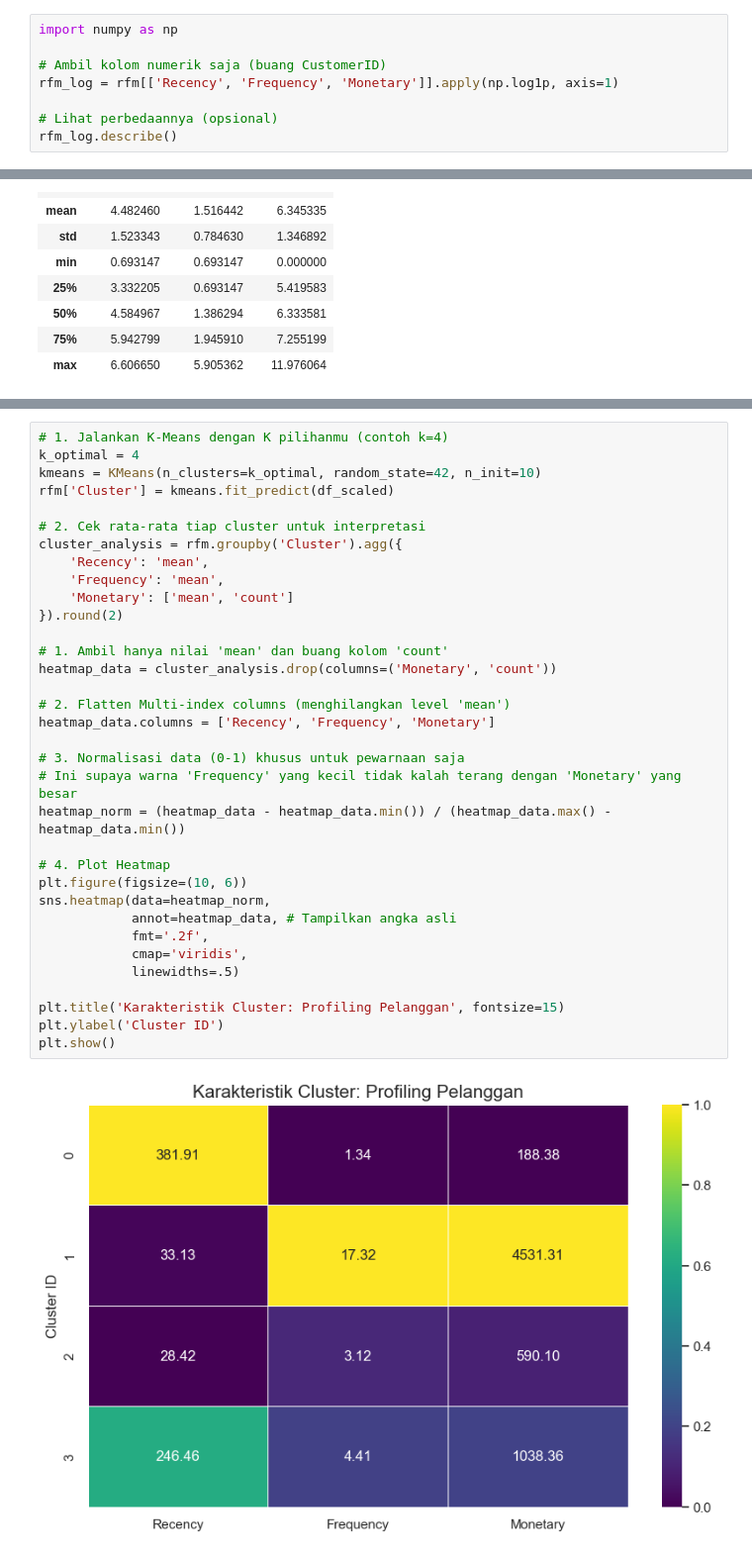
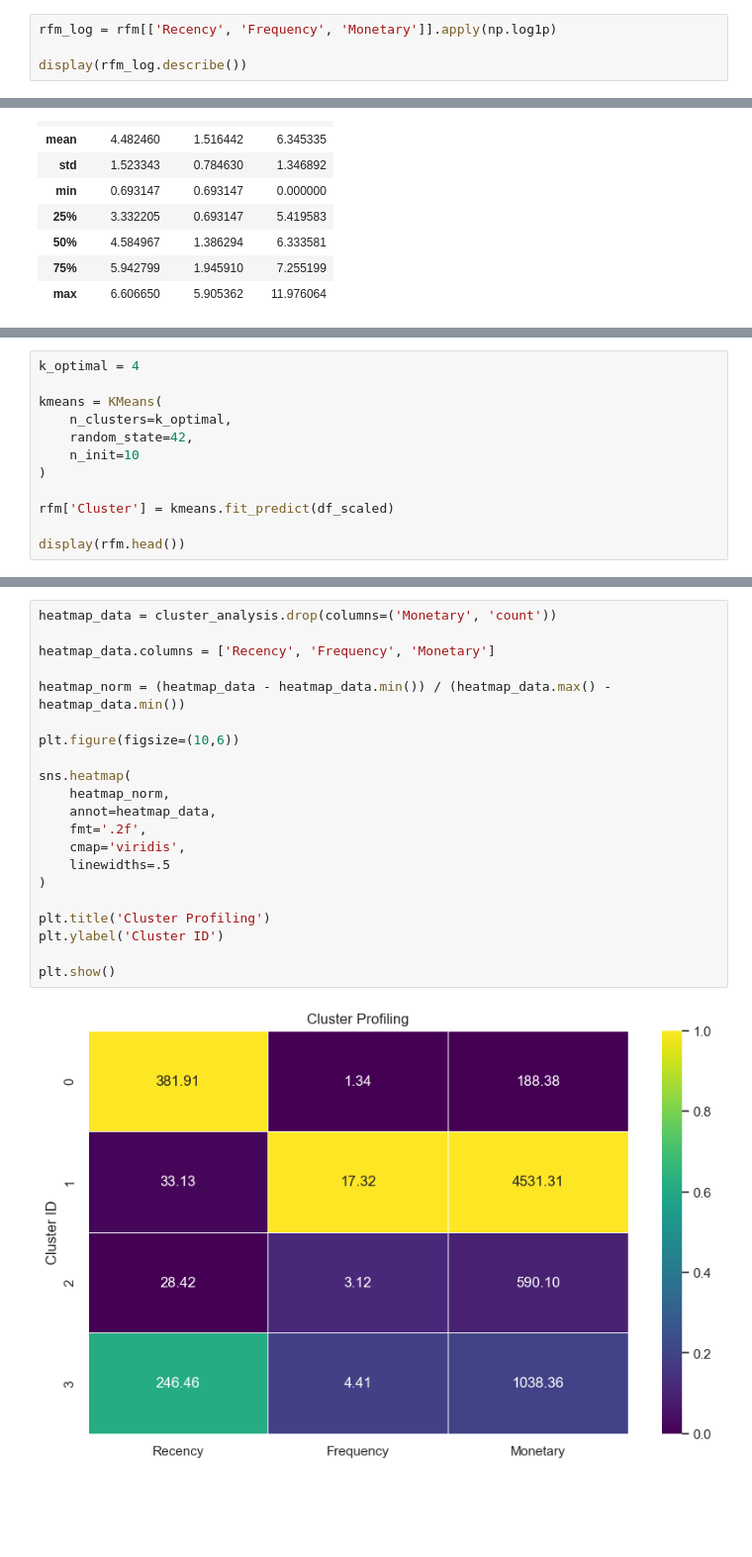
Before and after one commit to hansdarmawann/or2mrfm-1, a Jupyter notebook: notebooks/code.ipynb, the cells around one changed output, grey strips where cells are left out. Shown at 99% size. Cells and saved outputs as stored; diff of their text form; blank space fills up the shorter version.

```diff
--- a/notebooks/code.ipynb
+++ b/notebooks/code.ipynb
@@ -100,11 +115,7 @@ rfm.columns = ['CustomerID', 'Recency', 'Frequency', 'Monetary']
 # %%
-import numpy as np
+rfm_log = rfm[['Recency', 'Frequency', 'Monetary']].apply(np.log1p)
 
-# Ambil kolom numerik saja (buang CustomerID)
-rfm_log = rfm[['Recency', 'Frequency', 'Monetary']].apply(np.log1p, axis=1)
-
-# Lihat perbedaannya (opsional)
-rfm_log.describe()
+display(rfm_log.describe())
 # %% [output]
 |  | Recency | Frequency | Monetary |
 | count | 5654.000000 | 5654.000000 | 5654.000000 |
@@ -210,3 +211,15 @@ k=4, silhouette=0.357
 k=5, silhouette=0.324
 k=6, silhouette=0.298
 k=7, silhouette=0.305
+# %%
+k_optimal = 4
+
+kmeans = KMeans(
+    n_clusters=k_optimal,
+    random_state=42,
+    n_init=10
+)
+
+rfm['Cluster'] = kmeans.fit_predict(df_scaled)
+
+display(rfm.head())
@@ -213,37 +249,24 @@ k=7, silhouette=0.305
 # %%
-# 1. Jalankan K-Means dengan K pilihanmu (contoh k=4)
-k_optimal = 4
-kmeans = KMeans(n_clusters=k_optimal, random_state=42, n_init=10)
-rfm['Cluster'] = kmeans.fit_predict(df_scaled)
-
-# 2. Cek rata-rata tiap cluster untuk interpretasi
-cluster_analysis = rfm.groupby('Cluster').agg({
-    'Recency': 'mean',
-    'Frequency': 'mean',
-    'Monetary': ['mean', 'count']
-}).round(2)
-
-# 1. Ambil hanya nilai 'mean' dan buang kolom 'count'
 heatmap_data = cluster_analysis.drop(columns=('Monetary', 'count'))
 
-# 2. Flatten Multi-index columns (menghilangkan level 'mean')
 heatmap_data.columns = ['Recency', 'Frequency', 'Monetary']
 
-# 3. Normalisasi data (0-1) khusus untuk pewarnaan saja
-# Ini supaya warna 'Frequency' yang kecil tidak kalah terang dengan 'Monetary' yang besar
 heatmap_norm = (heatmap_data - heatmap_data.min()) / (heatmap_data.max() - heatmap_data.min())
 
-# 4. Plot Heatmap
-plt.figure(figsize=(10, 6))
-sns.heatmap(data=heatmap_norm,
-            annot=heatmap_data, # Tampilkan angka asli
-            fmt='.2f',
-            cmap='viridis',
-            linewidths=.5)
+plt.figure(figsize=(10,6))
 
-plt.title('Karakteristik Cluster: Profiling Pelanggan', fontsize=15)
+sns.heatmap(
+    heatmap_norm,
+    annot=heatmap_data,
+    fmt='.2f',
+    cmap='viridis',
+    linewidths=.5
+)
+
+plt.title('Cluster Profiling')
 plt.ylabel('Cluster ID')
+
 plt.show()
 # %% [output]
-[figure, old version]
+[figure, new version]
 # %%
```
Also changed, not shown: parts of 20 cells of this notebook, 2 other files.
